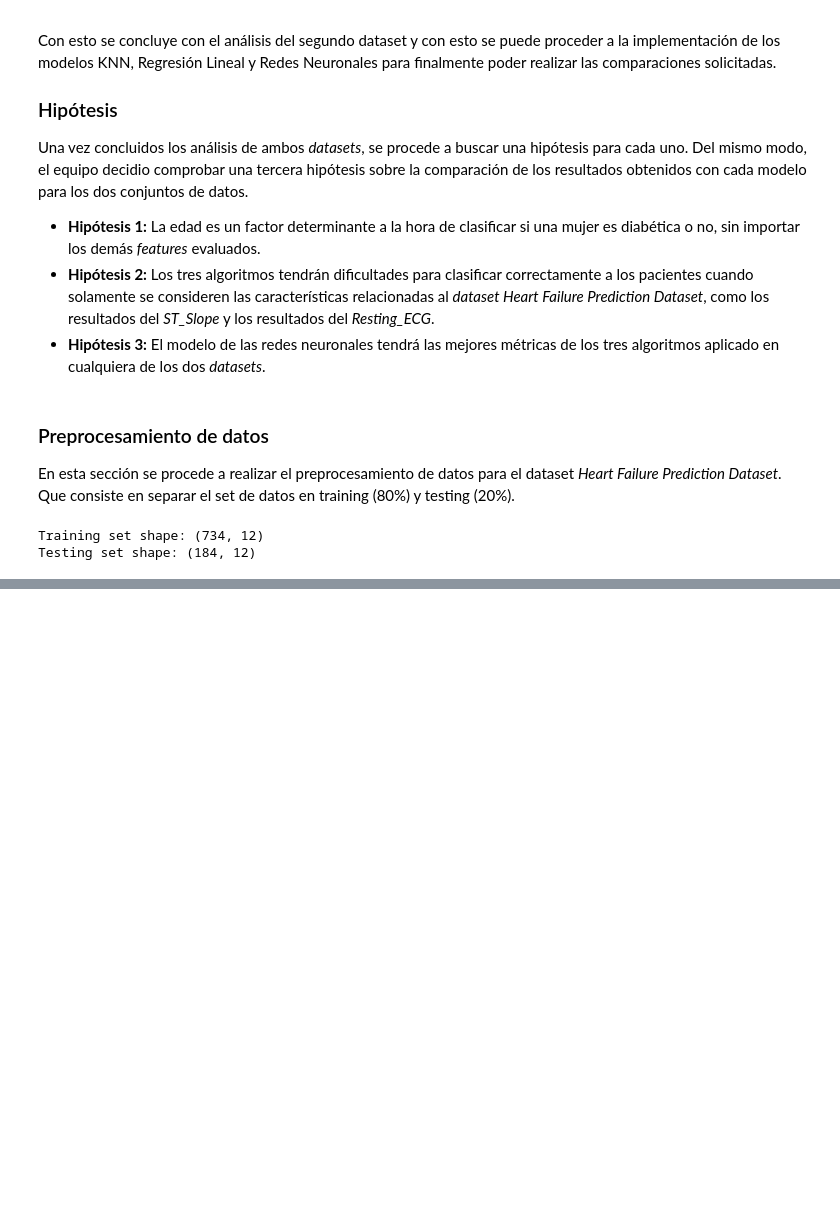
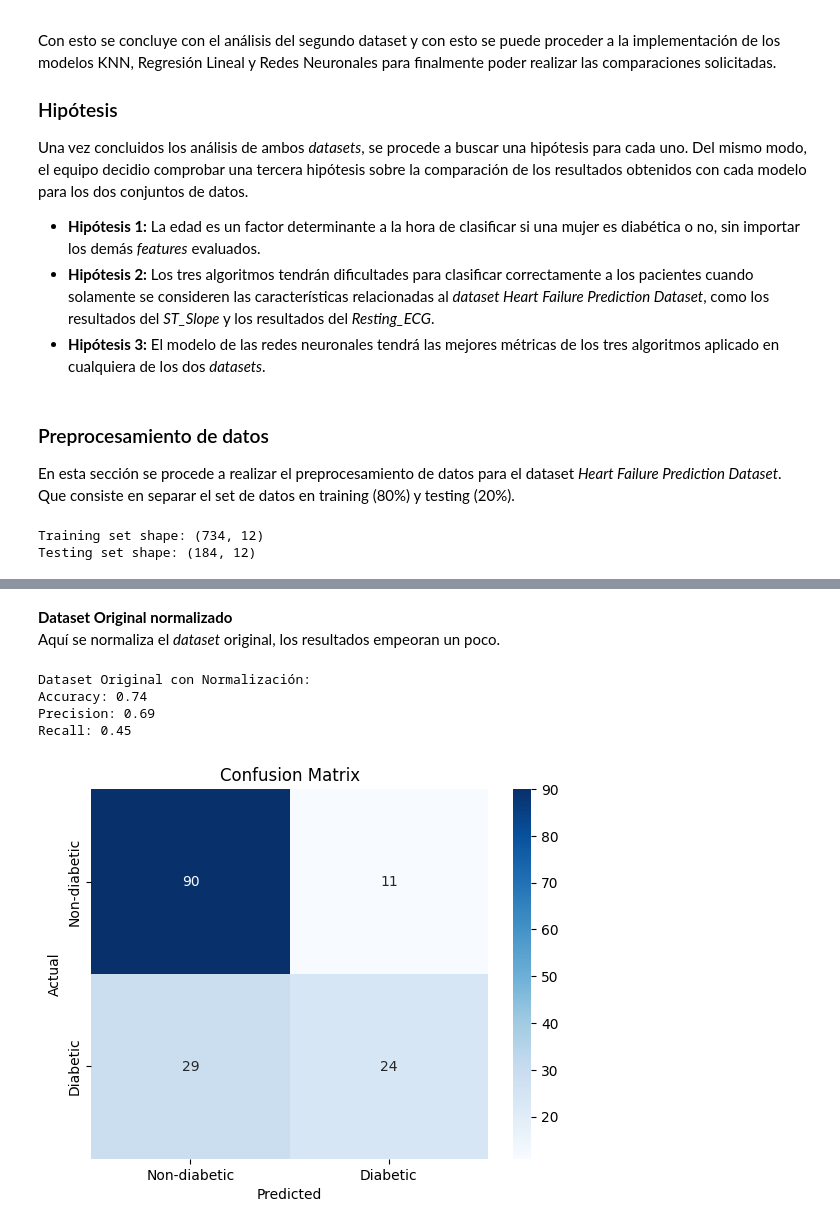
Before and after one commit to TheCsarbeat/proyecto1-IA, a Jupyter notebook: copiaFernanda.ipynb, the cells around one changed output, grey strips where cells are left out. Cells and saved outputs as stored; diff of their text form; code cells hidden in the pictures; blank space fills up the shorter version.

```diff
--- a/copiaFernanda.ipynb
+++ b/copiaFernanda.ipynb
@@ -1048,0 +653,31 @@ Recall: 0.70
+# %% [markdown]
+**Dataset Original normalizado**<br>
+Aquí se normaliza el *dataset* original, los resultados empeoran un poco.
+# %%
+from sklearn.preprocessing import MinMaxScaler
+
+# Normalize data
+scaler_norm = MinMaxScaler()
+X_train_norm = scaler_norm.fit_transform(X_train)
+X_test_norm = scaler_norm.transform(X_test)
+
+# Train
+log_reg_norm = LogisticRegression(max_iter=1000)
+log_reg_norm.fit(X_train_norm, y_train)
+
+# Predictions
+y_pred_norm = log_reg_norm.predict(X_test_norm)
+
+accuracy_norm = accuracy_score(y_test, y_pred_norm)
+precision_norm = precision_score(y_test, y_pred_norm)
+recall_norm = recall_score(y_test, y_pred_norm)
+
+print("Dataset Original con Normalización:")
+print_metrics(y_test, y_pred_norm)
+plot_confusion_matrix(y_test, y_pred_norm)
+# %% [output]
+Dataset Original con Normalización:
+Accuracy: 0.74
+Precision: 0.69
+Recall: 0.45
+[figure, added]
```
Also changed, not shown: parts of 52 cells of this notebook.
